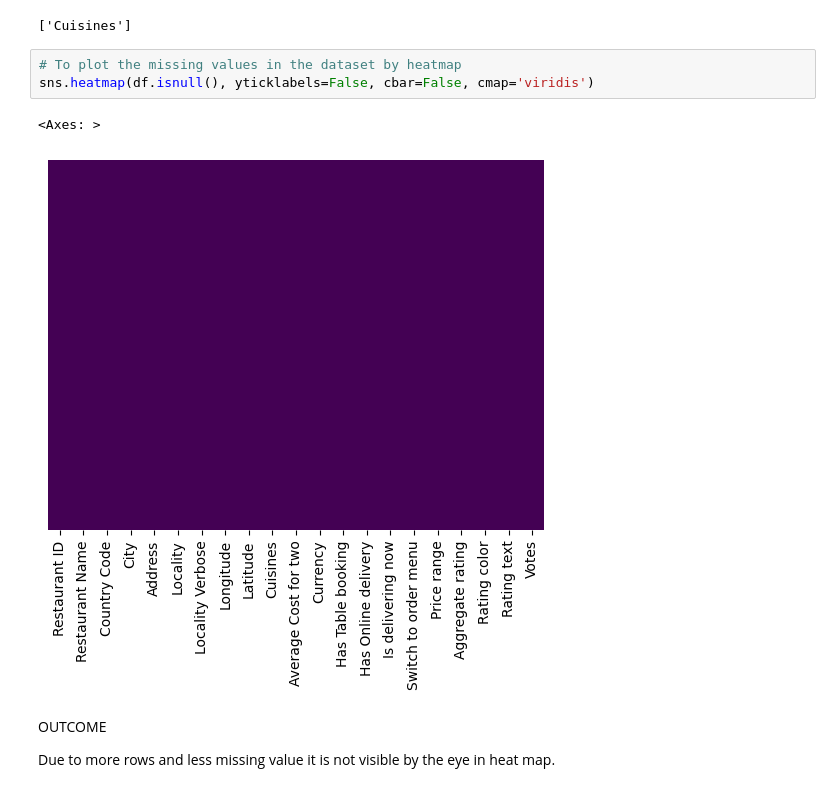
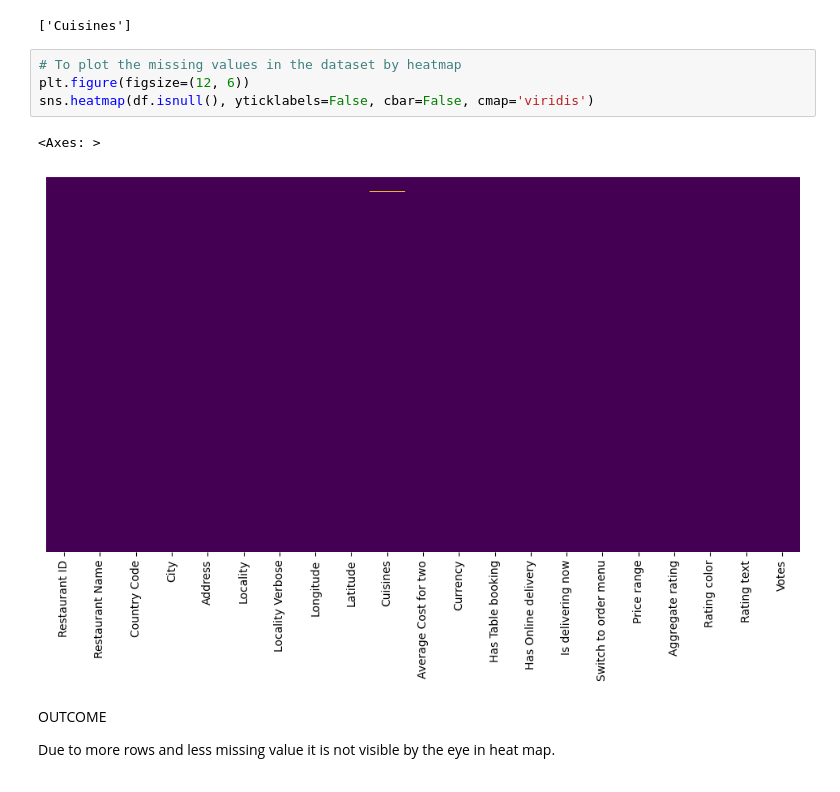
Before and after one commit to red-devil002/zomato-EDA-project, a Jupyter notebook: main.ipynb, the cells around one changed output. Drawn from its saved outputs; the diff is of its cells as text.

```diff
--- a/main.ipynb
+++ b/main.ipynb
@@ -111,10 +111,11 @@ Cuisines                9 missing values
 ['Cuisines']
 # %%
 # To plot the missing values in the dataset by heatmap
+plt.figure(figsize=(12, 6))
 sns.heatmap(df.isnull(), yticklabels=False, cbar=False, cmap='viridis')
 # %% [output]
 <Axes: >
-[figure, old version]
+[figure, new version]
 # %% [markdown]
 OUTCOME
 
```
Also changed, not shown: parts of 26 cells of this notebook.
